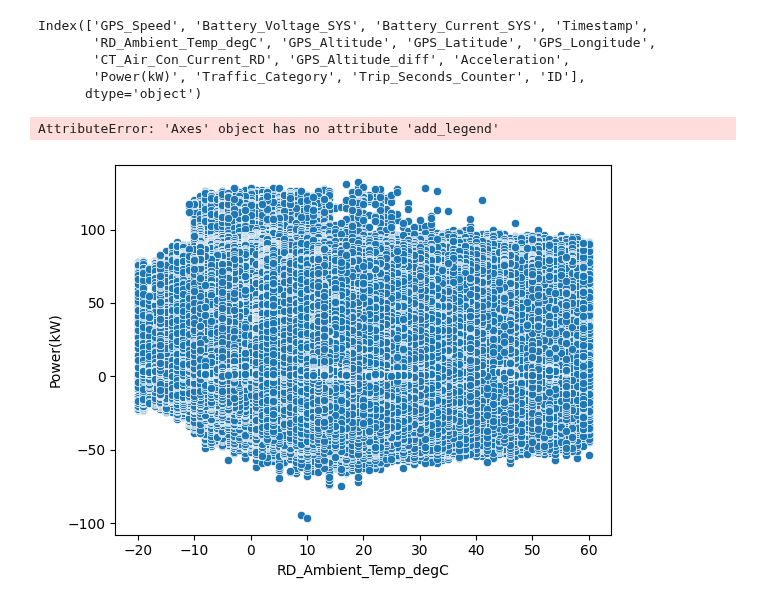
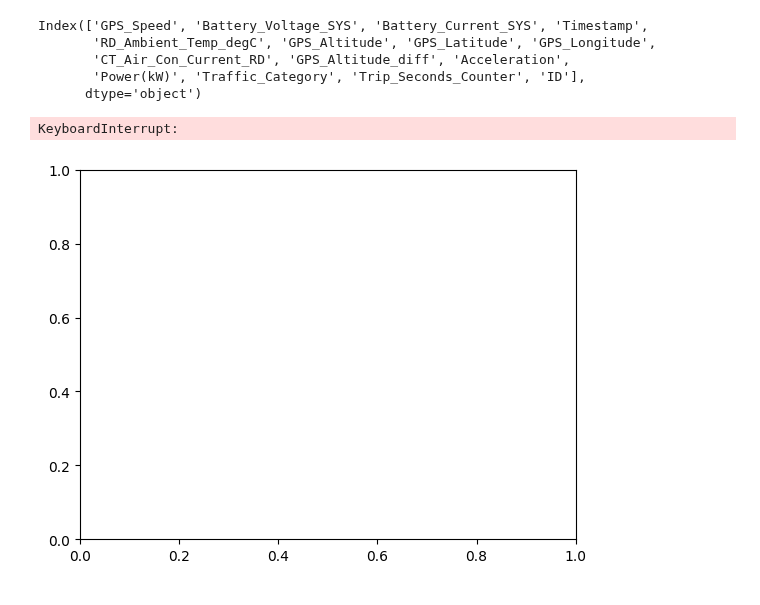
Before and after one commit to ydelipinar/Data_Based_Vehicle_Energy_Consumption_Modeling, a Jupyter notebook: ENS491_492_Project.ipynb, the cells around one changed output. Drawn from its saved outputs; the diff is of its cells as text; code cells hidden in the pictures.

```diff
--- a/ENS491_492_Project.ipynb
+++ b/ENS491_492_Project.ipynb
@@ -810,10 +810,10 @@ NAME = 'Trip'
 print('MAX IS', df_all[NAME].max())
 print('MINIS',df_all[NAME].min())
 # %%
-sns.scatterplot(data=df_all, x="RD_Ambient_Temp_degC", y="Power(kW)").add_legend().set(title='Temperature vs Power')
+sns.lineplot(data=df_all, x="RD_Ambient_Temp_degC", y="Power(kW)").add_legend().set(title='Temperature vs Power')
 # %% [output]
-AttributeError: 'Axes' object has no attribute 'add_legend'
+KeyboardInterrupt:
-[figure, old version]
+[figure, new version]
 # %%
 sns.FacetGrid(df_all, height=6, aspect=2) \
    .map(plt.scatter, "RD_Ambient_Temp_degC", 'Power(kW)') \
```
Also changed, not shown: parts of 1 cell of this notebook, 1 other file.
